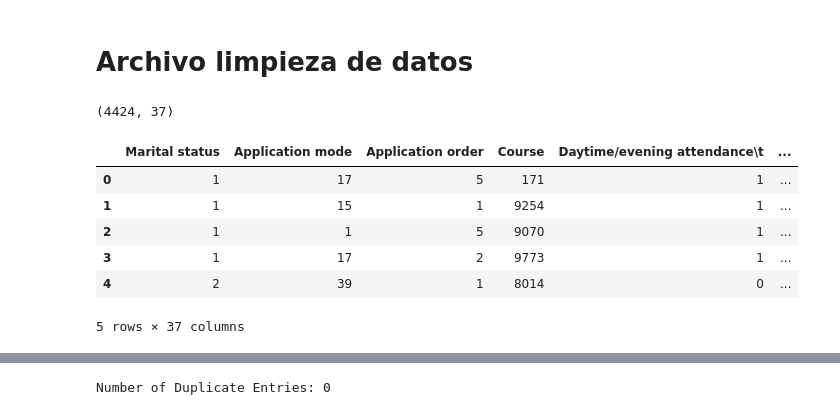
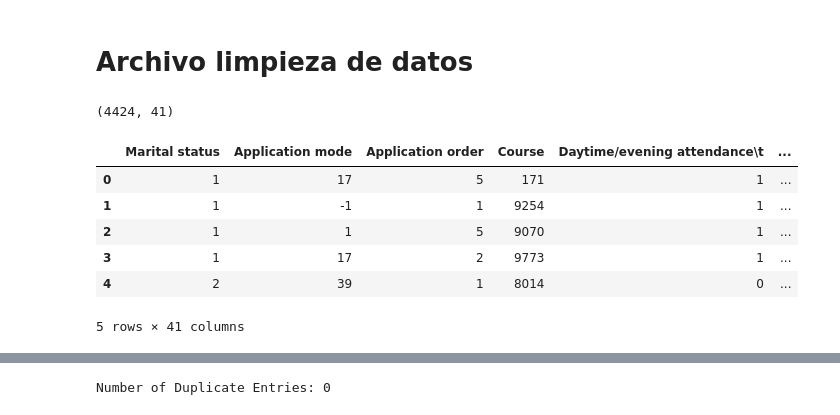
Before and after one commit to Marcocruz88/Proyecto_Despligues_MIAD, a Jupyter notebook: Limpieza de datos.ipynb, the cells around one changed output, grey strips where cells are left out. Drawn from its saved outputs; the diff is of its cells as text; code cells hidden in the pictures.

```diff
--- a/Limpieza de datos.ipynb
+++ b/Limpieza de datos.ipynb
@@ -4,18 +4,18 @@
 import pandas as pd
 import numpy as np
 # %%
-df = pd.read_csv("data/students_dropout.csv",sep=";")
+df = pd.read_csv("data/students_dropout.csv",sep=",")
 print(df.shape)
 df.head()
 # %% [output]
-(4424, 37)
+(4424, 41)
 |  | Marital status | Application mode | Application order | Course | Daytime/evening attendance\t | ... |
 | 0 | 1 | 17 | 5 | 171 | 1 | ... |
-| 1 | 1 | 15 | 1 | 9254 | 1 | ... |
+| 1 | 1 | -1 | 1 | 9254 | 1 | ... |
 | 2 | 1 | 1 | 5 | 9070 | 1 | ... |
 | 3 | 1 | 17 | 2 | 9773 | 1 | ... |
 | 4 | 2 | 39 | 1 | 8014 | 0 | ... |
-5 rows × 37 columns
+5 rows × 41 columns
 # %%
 df.describe()
 # %% [output]
```
Also changed, not shown: parts of 10 cells of this notebook.
